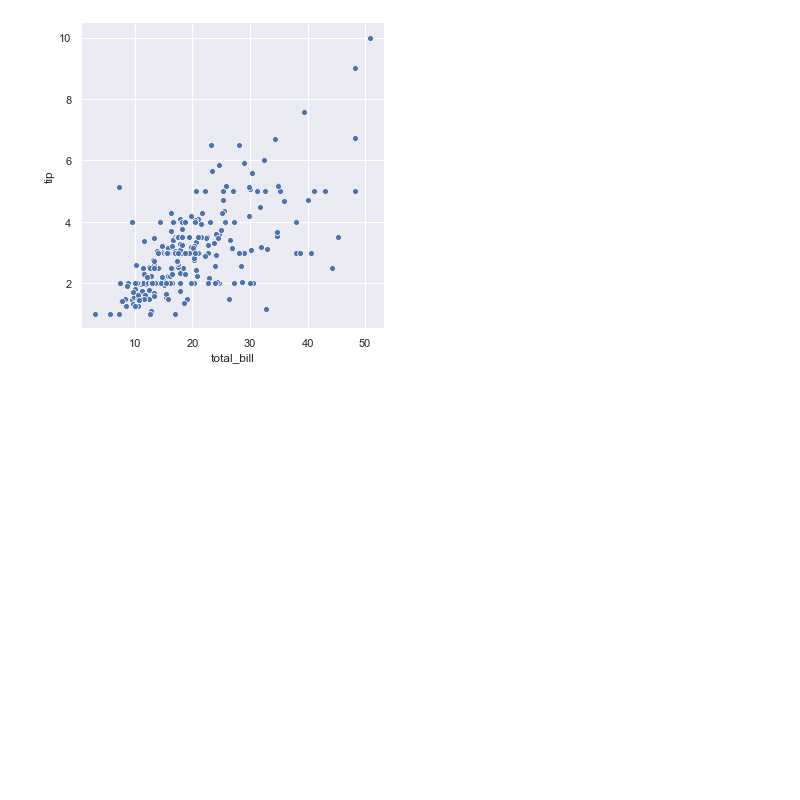
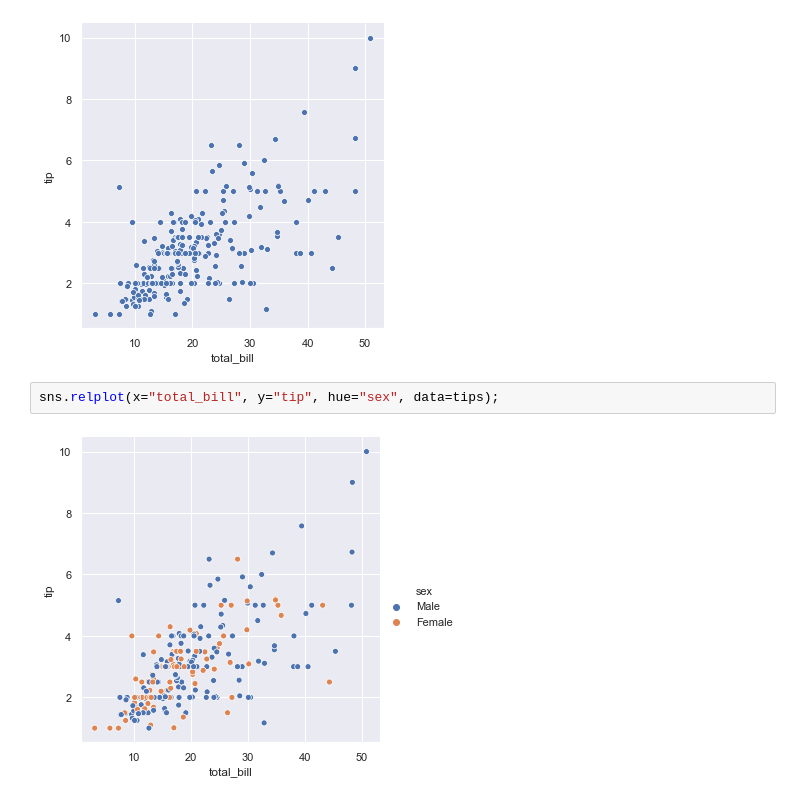
Before and after one commit to oprinceisaac/Fundamentals-DA-Assignment, a Jupyter notebook: Fundamentals-DA-Assignment.ipynb, the cells around one changed output. Saved outputs shown, nothing was run; the diff lists cells and outputs as text; blank space fills up the shorter version.

Commit message:
New plots

```diff
--- a/Fundamentals-DA-Assignment.ipynb
+++ b/Fundamentals-DA-Assignment.ipynb
@@ -13,3 +15,7 @@ tips = sns.load_dataset("tips")
 sns.relplot(x="total_bill", y="tip", data=tips);
 # %% [output]
 [figure]
+# %%
+sns.relplot(x="total_bill", y="tip", hue="sex", data=tips);
+# %% [output]
+[figure, added]
```
Also changed, not shown: parts of 3 cells of this notebook.
